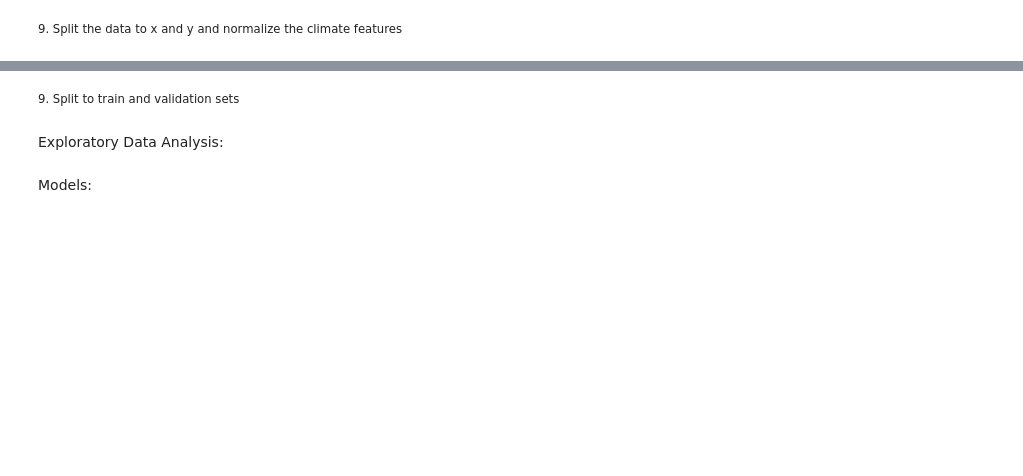
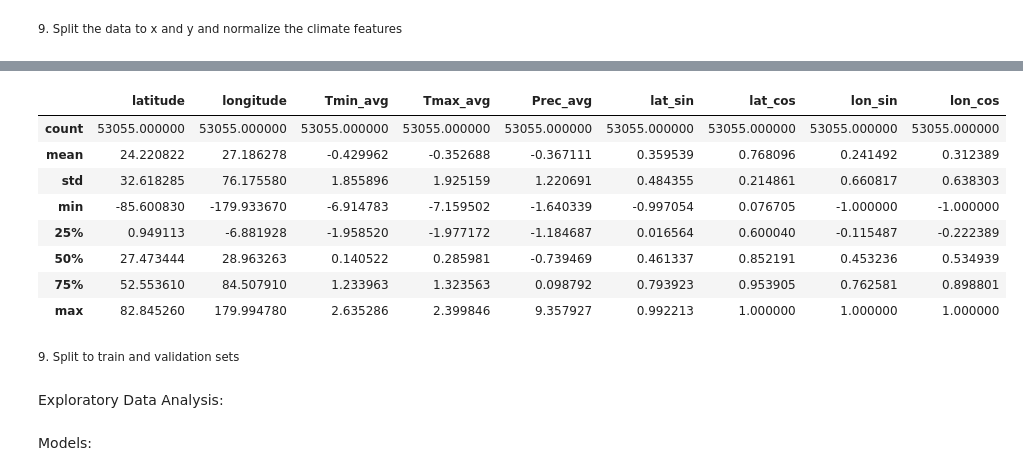
Before and after one commit to hayamikkawi/SpeciesPrediction, a Jupyter notebook: species.miniproc.ipynb, the cells around one changed output, grey strips where cells are left out. Saved outputs shown, nothing was run; the diff lists cells and outputs as text; code cells hidden in the pictures; blank space fills up the shorter version.

```diff
--- a/species.miniproc.ipynb
+++ b/species.miniproc.ipynb
@@ -117,0 +258,7 @@ Shape without nan data: (150194, 10)
+# %%
+test_df['Tmin_avg'] = test_df['Tmin_avg'].mask(test_df['Tmin_avg'] < -1e+30, np.nan)
+test_df['Tmax_avg'] = test_df['Tmax_avg'].mask(test_df['Tmax_avg'] < -1e+30, np.nan)
+test_df['Prec_avg'] = test_df['Prec_avg'].mask(test_df['Prec_avg'] < 0, np.nan)
+print(f"Shape with nan data: {test_df.shape}")
+test_df = test_df.dropna(subset=['Tmin_avg', 'Tmax_avg', 'Prec_avg'])
+print(f"Shape without nan data: {test_df.shape}")
@@ -121,0 +281,5 @@ np.int64(0)
+# %%
+test_df['lat_sin'] = np.sin(np.deg2rad(test_df['latitude']))
+test_df['lat_cos'] = np.cos(np.deg2rad(test_df['latitude']))
+test_df['lon_sin'] = np.sin(np.deg2rad(test_df['longitude']))
+test_df['lon_cos'] = np.cos(np.deg2rad(test_df['longitude']))
@@ -144,3 +313,22 @@ X_scaled.describe()
+# %%
+X_test = test_df.drop(columns=['taxon_id', 'taxon_name', 'lat_rounded', 'lon_rounded', 'label'])
+y_test = test_df['label']
+climate_features = ['Tmin_avg', 'Tmax_avg', 'Prec_avg']
+non_scaled_features = ['latitude', 'longitude']
+# scale climate
+X_test_scaled = X_test.copy()
+X_test_scaled[climate_features] = scaler.transform(X_test[climate_features])
+X_test_scaled.describe()
+# %% [output]
+|  | latitude | longitude | Tmin_avg | Tmax_avg | Prec_avg | lat_sin | lat_cos | lon_sin | lon_cos |
+| count | 53055.000000 | 53055.000000 | 53055.000000 | 53055.000000 | 53055.000000 | 53055.000000 | 53055.000000 | 53055.000000 | 53055.000000 |
+| mean | 24.220822 | 27.186278 | -0.429962 | -0.352688 | -0.367111 | 0.359539 | 0.768096 | 0.241492 | 0.312389 |
+| std | 32.618285 | 76.175580 | 1.855896 | 1.925159 | 1.220691 | 0.484355 | 0.214861 | 0.660817 | 0.638303 |
+| min | -85.600830 | -179.933670 | -6.914783 | -7.159502 | -1.640339 | -0.997054 | 0.076705 | -1.000000 | -1.000000 |
+| 25% | 0.949113 | -6.881928 | -1.958520 | -1.977172 | -1.184687 | 0.016564 | 0.600040 | -0.115487 | -0.222389 |
+| 50% | 27.473444 | 28.963263 | 0.140522 | 0.285981 | -0.739469 | 0.461337 | 0.852191 | 0.453236 | 0.534939 |
+| 75% | 52.553610 | 84.507910 | 1.233963 | 1.323563 | 0.098792 | 0.793923 | 0.953905 | 0.762581 | 0.898801 |
+| max | 82.845260 | 179.994780 | 2.635286 | 2.399846 | 9.357927 | 0.992213 | 1.000000 | 1.000000 | 1.000000 |
 # %% [markdown]
 <small>9. Split to train and validation sets</small>
 # %%
```
Also changed, not shown: parts of 41 cells of this notebook, 38 other files.
